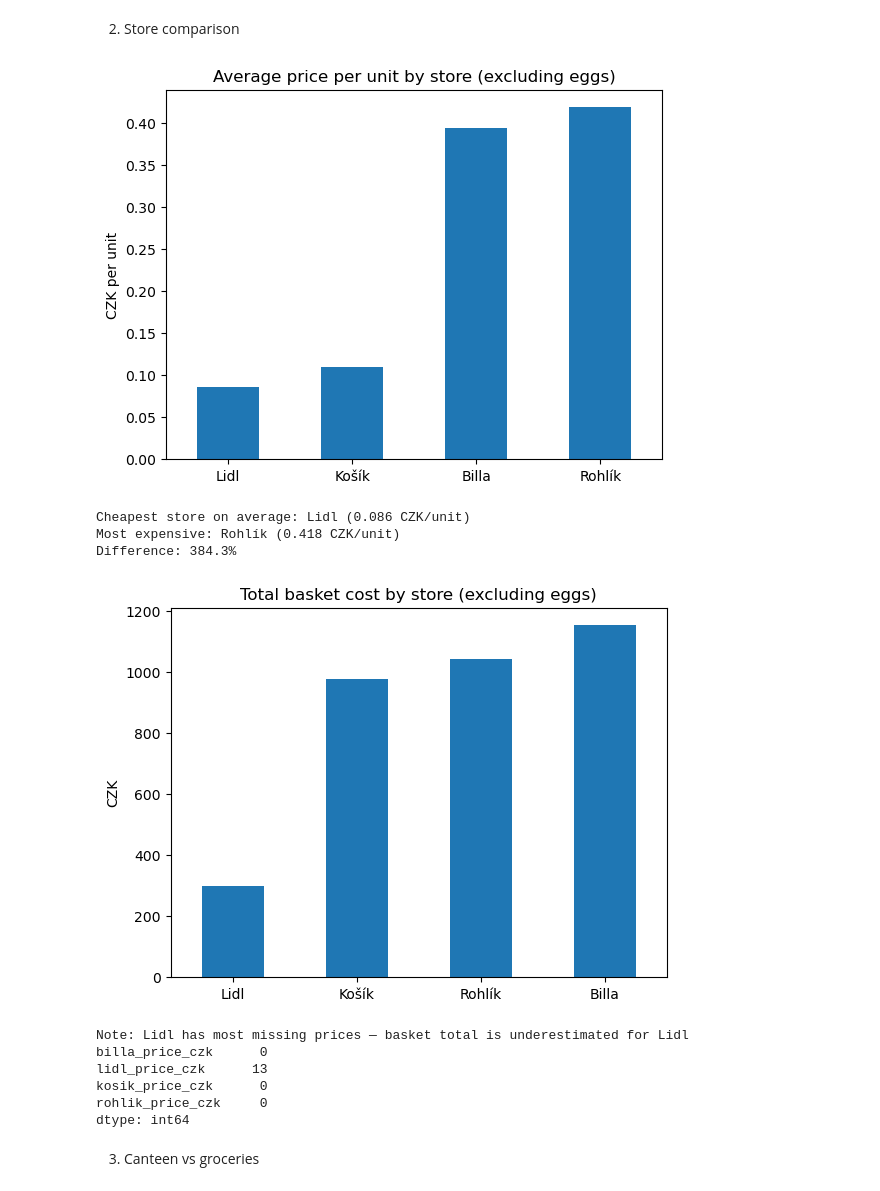
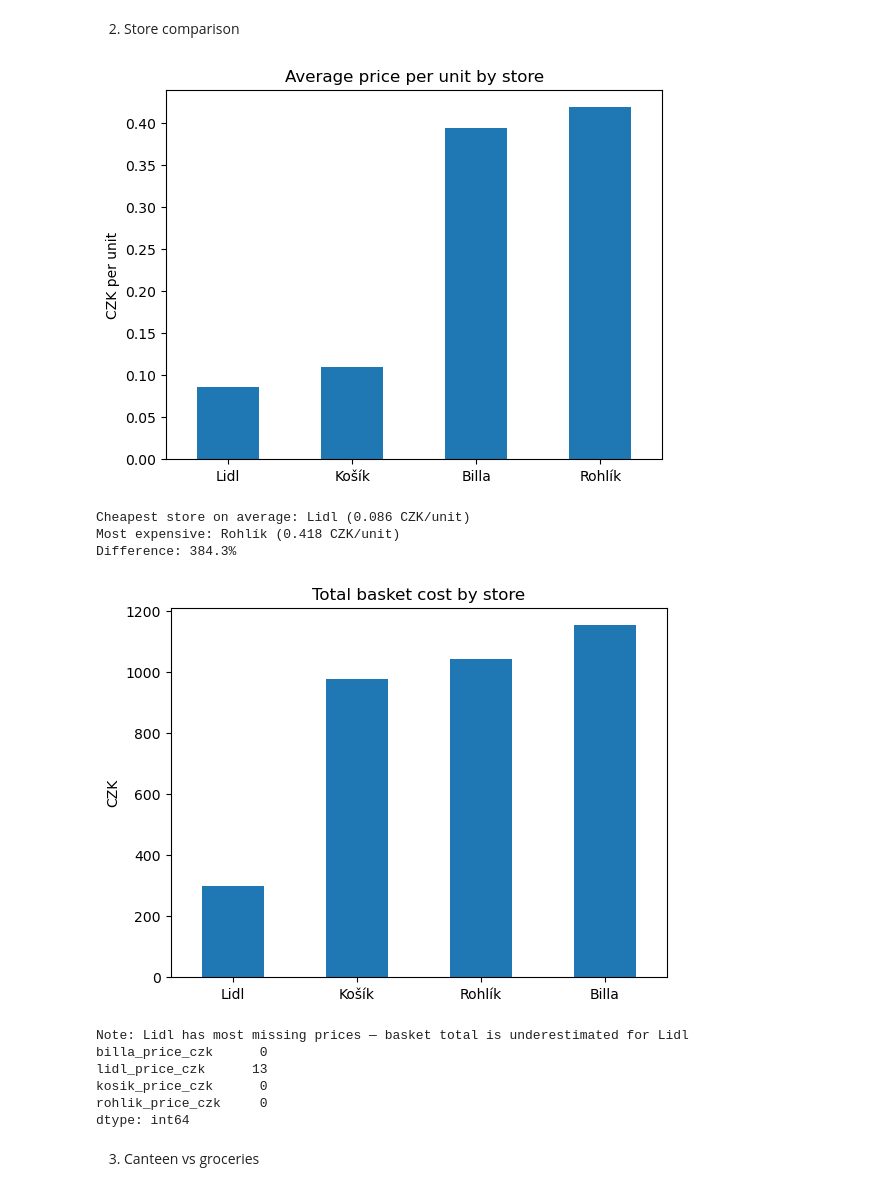
Before and after one commit to haeronwen/project, a Jupyter notebook: analysis.ipynb, the cells around one changed output. Cells and saved outputs as stored; diff of their text form; code cells hidden in the pictures.

```diff
--- a/analysis.ipynb
+++ b/analysis.ipynb
@@ -386,46 +385,43 @@ chicken breast         379.6  17.853783
 # %%
 groceries_full = load_groceries_full()
 
-# Exclude eggs - incompatible units across stores
-no_eggs = groceries_full[groceries_full["item"] != "vejce"].copy()
-
-store_prices = no_eggs[["item", "billa_price_per_unit", "lidl_price_per_unit",
+store_prices = groceries_full[["item", "billa_price_per_unit", "lidl_price_per_unit",
                           "kosik_price_per_unit", "rohlik_price_per_unit"]].copy()
 store_prices.columns = ["item", "Billa", "Lidl", "Košík", "Rohlík"]
 store_prices = store_prices.set_index("item")
 
-# Average price per unit (excludes NaN automatically)
+# Average price per unit
 store_means = store_prices.mean().sort_values()
 store_means.plot.bar()
-plt.title("Average price per unit by store (excluding eggs)")
+plt.title("Average price per unit by store")
 plt.ylabel("CZK per unit")
 plt.xticks(rotation=0)
 plt.show()
 
 cheapest_store = store_means.idxmin()
 print(f"Cheapest store on average: {cheapest_store} ({store_means.min():.3f} CZK/unit)")
 print(f"Most expensive: {store_means.idxmax()} ({store_means.max():.3f} CZK/unit)")
 print(f"Difference: {((store_means.max() - store_means.min()) / store_means.min() * 100):.1f}%")
 
 # Total basket cost per store
-basket_totals = no_eggs[["billa_price_czk", "lidl_price_czk",
+basket_totals = groceries_full[["billa_price_czk", "lidl_price_czk",
                            "kosik_price_czk", "rohlik_price_czk"]].sum()
 basket_totals.index = ["Billa", "Lidl", "Košík", "Rohlík"]
 basket_totals.sort_values().plot.bar()
-plt.title("Total basket cost by store (excluding eggs)")
+plt.title("Total basket cost by store")
 plt.ylabel("CZK")
 plt.xticks(rotation=0)
 plt.show()
 
 print("\nNote: Lidl has most missing prices — basket total is underestimated for Lidl")
 print(groceries_full[["billa_price_czk","lidl_price_czk",
                         "kosik_price_czk","rohlik_price_czk"]].isna().sum())
 # %% [output]
-[figure, old version]
+[figure, new version]
 Cheapest store on average: Lidl (0.086 CZK/unit)
 Most expensive: Rohlík (0.418 CZK/unit)
 Difference: 384.3%
-[figure, old version]
+[figure, new version]
 Note: Lidl has most missing prices — basket total is underestimated for Lidl
 billa_price_czk      0
 lidl_price_czk      13
```
Also changed, not shown: parts of 18 cells of this notebook, 6 other files.
